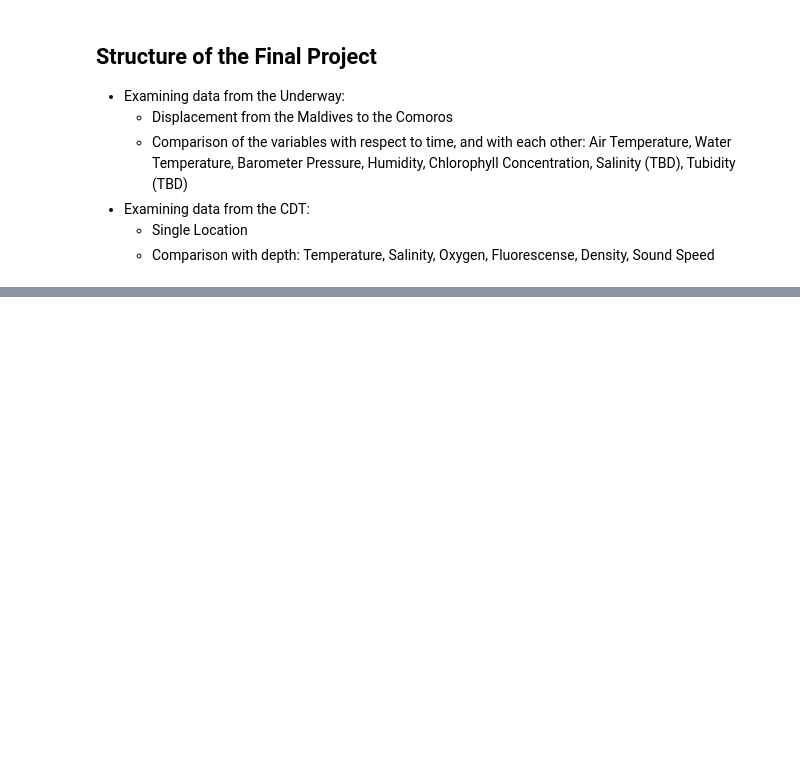
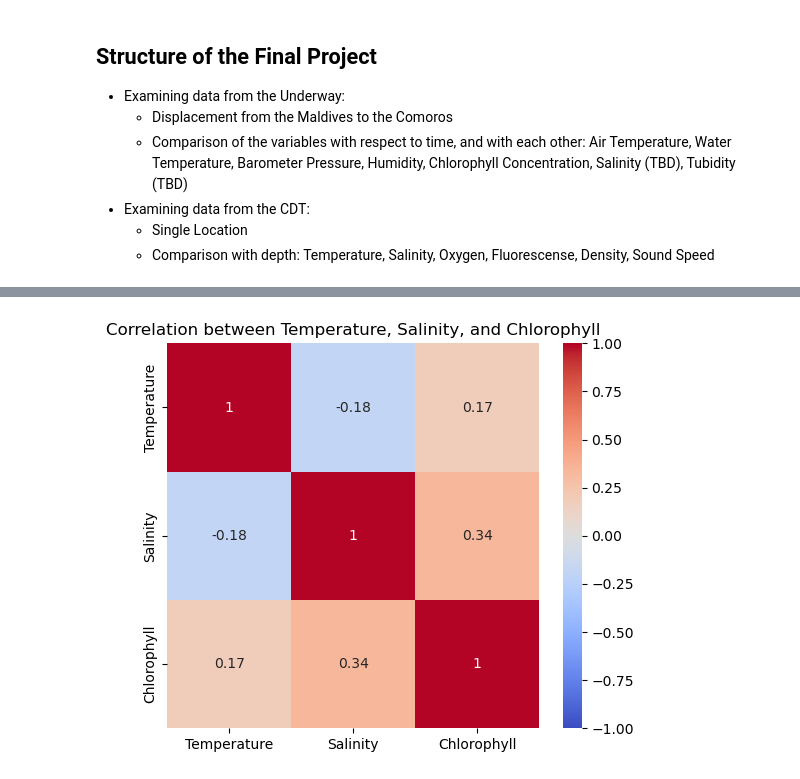
Before and after one commit to Asgar-Fataymamode/OceanX_Project1, a Jupyter notebook: Notebook.ipynb, the cells around one changed output, grey strips where cells are left out. Saved outputs shown, nothing was run; the diff lists cells and outputs as text; code cells hidden in the pictures; blank space fills up the shorter version.

```diff
--- a/Notebook.ipynb
+++ b/Notebook.ipynb
@@ -723,0 +941,96 @@ To get Turbidity and Salinity Data from Hugh (for the underway)
+# %%
+import pandas as pd
+import seaborn as sns
+import matplotlib.pyplot as plt
+
+# -----------------------------
+# 1. READ TEMPERATURE DATA
+# -----------------------------
+df_temp = pd.read_csv("updated_datasets/Sea Temperature-data-2025-01-15 10_06_07.csv")
+
+# Remove the " °C" part to keep only numeric
+df_temp["Temp bow_sbe45_tsg"] = df_temp["Temp bow_sbe45_tsg"].str.replace(" °C", "", regex=False)
+
+# Convert that column to float
+df_temp["Temp bow_sbe45_tsg"] = pd.to_numeric(df_temp["Temp bow_sbe45_tsg"], errors='coerce')
+
+# Rename columns for clarity
+df_temp.rename(columns={
+    "Time": "Time",
+    "Temp bow_sbe45_tsg": "Temperature"
+}, inplace=True)
+
+# Convert Time column to datetime
+df_temp["Time"] = pd.to_datetime(df_temp["Time"])
+
+# -----------------------------
+# 2. READ SALINITY DATA
+# -----------------------------
+df_sal = pd.read_csv("updated_datasets/Wet Lab TSG Salinity-data-2025-01-15 10_07_42.csv")
+
+# Remove the " PSU" suffix
+df_sal["Salinity wetlab_sbe45_tsg"] = df_sal["Salinity wetlab_sbe45_tsg"].str.replace(" PSU", "", regex=False)
+
+# Convert to float
+df_sal["Salinity wetlab_sbe45_tsg"] = pd.to_numeric(df_sal["Salinity wetlab_sbe45_tsg"], errors='coerce')
+
+# Rename columns
+df_sal.rename(columns={
+    "Time": "Time",
+    "Salinity wetlab_sbe45_tsg": "Salinity"
+}, inplace=True)
+
+# Convert Time to datetime
+df_sal["Time"] = pd.to_datetime(df_sal["Time"])
+
+# -----------------------------
+# 3. READ CHLOROPHYLL DATA
+# -----------------------------
+# The CSV has 3 columns: index, time, chloro
+# e.g. index,time,chloro
+#      54965,2025-01-09 12:15:00,0.0146
+df_chl = pd.read_csv("updated_datasets/chloro_conc.csv")
+
+# Rename columns directly, dropping the index column if you don't need it
+df_chl.rename(columns={
+    "index": "Index",
+    "time": "Time",
+    "chloro": "Chlorophyll"
+}, inplace=True)
+
+df_chl.drop(columns=["Index"], errors="ignore", inplace=True)
+
+# Convert the Time column to datetime
+df_chl["Time"] = pd.to_datetime(df_chl["Time"])
+
+# -----------------------------
+# 4. MERGE ALL DATAFRAMES
+# -----------------------------
+df_merged = pd.merge(df_temp, df_sal, on="Time", how="outer")
+df_merged = pd.merge(df_merged, df_chl, on="Time", how="outer")
+
+# Optionally sort the merged dataframe by Time
+df_merged.sort_values("Time", inplace=True)
+
+# -----------------------------
+# 5. COMPUTE CORRELATION
+# -----------------------------
+numeric_cols = ["Temperature", "Salinity", "Chlorophyll"]
+
+# Drop rows that have NaN in any of these columns
+df_for_corr = df_merged[numeric_cols].dropna()
+
+# Compute correlation matrix
+corr_matrix = df_for_corr.corr()
+
+print("Correlation Matrix:")
+print(corr_matrix)
+
+# -----------------------------
+# 6. PLOT HEATMAP
+# -----------------------------
+plt.figure(figsize=(6, 5))
+sns.heatmap(corr_matrix, annot=True, cmap="coolwarm", vmin=-1, vmax=1)
+plt.title("Correlation between Temperature, Salinity, and Chlorophyll")
+plt.show()
+# %% [output]
@@ -723,0 +1042 @@ To get Turbidity and Salinity Data from Hugh (for the underway)
+[figure, added]
```
Also changed, not shown: parts of 6 cells of this notebook, 16 other files.
